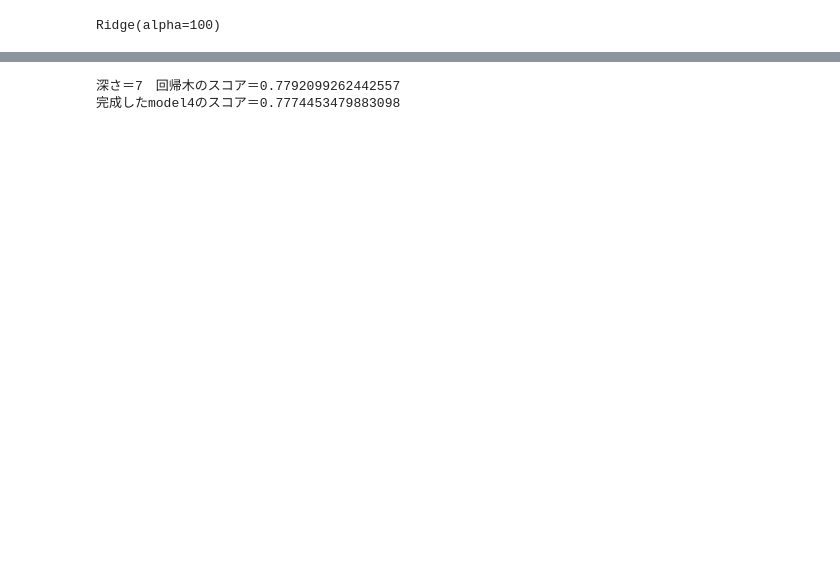
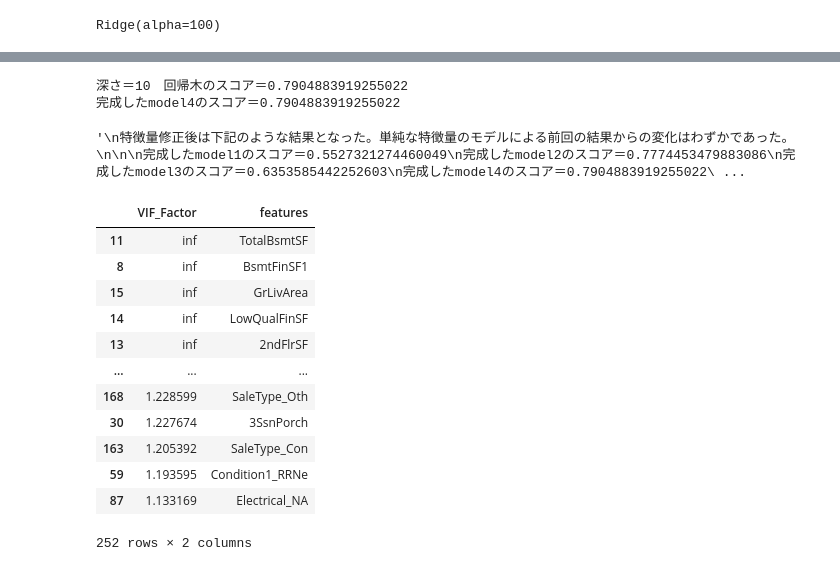
Before and after one commit to Udon-datascience/opendata_analysis, a Jupyter notebook: 4/4_analysis.ipynb, the cells around one changed output, grey strips where cells are left out. Saved outputs shown, nothing was run; the diff lists cells and outputs as text; code cells hidden in the pictures; blank space fills up the shorter version.

```diff
--- a/4/4_analysis.ipynb
+++ b/4/4_analysis.ipynb
@@ -340,21 +336,42 @@ for i in range(1,31):
 print(f'深さ＝{best_depth}　回帰木のスコア＝{best_score}')
 
 model4 = DecisionTreeRegressor(max_depth = best_depth, random_state = 0)
-result = cross_validate(model2, sc_x, df_y, cv = kf, scoring = 'r2' , return_train_score = True)
+result = cross_validate(model4, sc_x, df_y, cv = kf, scoring = 'r2' , return_train_score = True)
 print(f'完成したmodel4のスコア＝{sum(result['test_score'])/len(result['test_score'])}')
 # %% [output]
-深さ＝7　回帰木のスコア＝0.7792099262442557
-完成したmodel4のスコア＝0.7774453479883098
+深さ＝10　回帰木のスコア＝0.7904883919255022
+完成したmodel4のスコア＝0.7904883919255022
 # %%
 '''
 特徴量修正後は下記のような結果となった。単純な特徴量のモデルによる前回の結果からの変化はわずかであった。
 
-完成したmodel1のスコア＝0.5527321274460048
-完成したmodel2のスコア＝0.7774453479883098
-完成したmodel3のスコア＝0.6353632468195555
-完成したmodel4のスコア＝0.7774453479883098
+
+完成したmodel1のスコア＝0.5527321274460049
+完成したmodel2のスコア＝0.7774453479883086
+完成したmodel3のスコア＝0.6353585442252603
+完成したmodel4のスコア＝0.7904883919255022
 
 以下では、さらに特徴量を改善したモデルでも実験する。
 '''
+# %% [output]
+'\n特徴量修正後は下記のような結果となった。単純な特徴量のモデルによる前回の結果からの変化はわずかであった。\n\n\n完成したmodel1のスコア＝0.5527321274460049\n完成したmodel2のスコア＝0.7774453479883086\n完成したmodel3のスコア＝0.6353585442252603\n完成したmodel4のスコア＝0.7904883919255022\ ...
 # %%
 #多重共線性の解消
+vif_df = pd.DataFrame()
+vif_df["VIF_Factor"] = [variance_inflation_factor(sc_x, i) for i in range(sc_x.shape[1])]
+vif_df["features"]=sc_x.columns
+vif_df.sort_values('VIF_Factor', ascending=False)
+# %% [output]
+|  | VIF_Factor | features |
+| 11 | inf | TotalBsmtSF |
+| 8 | inf | BsmtFinSF1 |
+| 15 | inf | GrLivArea |
+| 14 | inf | LowQualFinSF |
+| 13 | inf | 2ndFlrSF |
+| ... | ... | ... |
+| 168 | 1.228599 | SaleType_Oth |
+| 30 | 1.227674 | 3SsnPorch |
+| 163 | 1.205392 | SaleType_Con |
+| 59 | 1.193595 | Condition1_RRNe |
+| 87 | 1.133169 | Electrical_NA |
+252 rows × 2 columns
```
Also changed, not shown: parts of 18 cells of this notebook.
